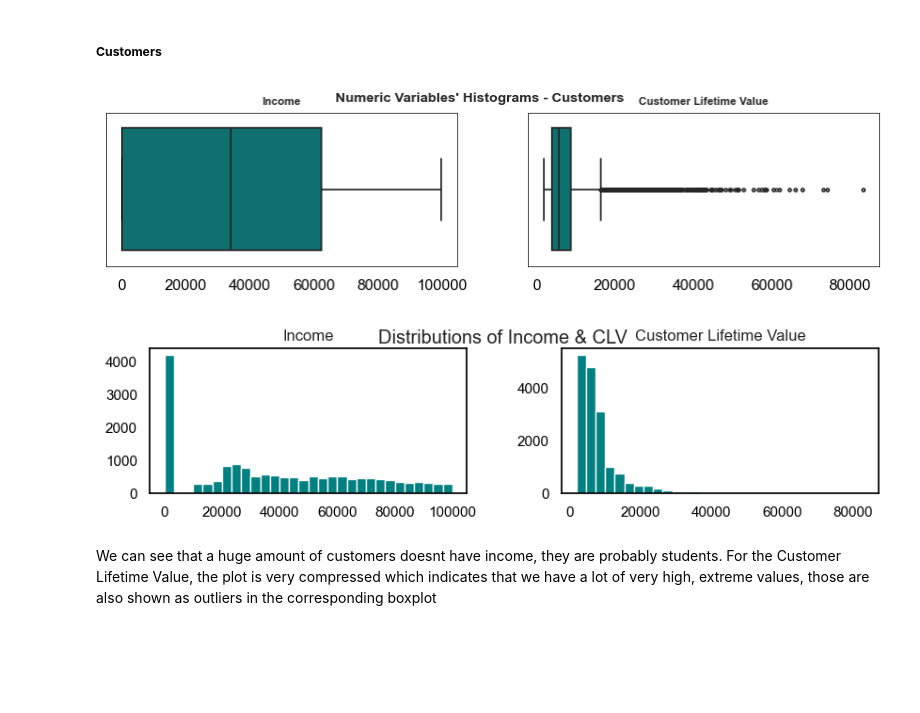
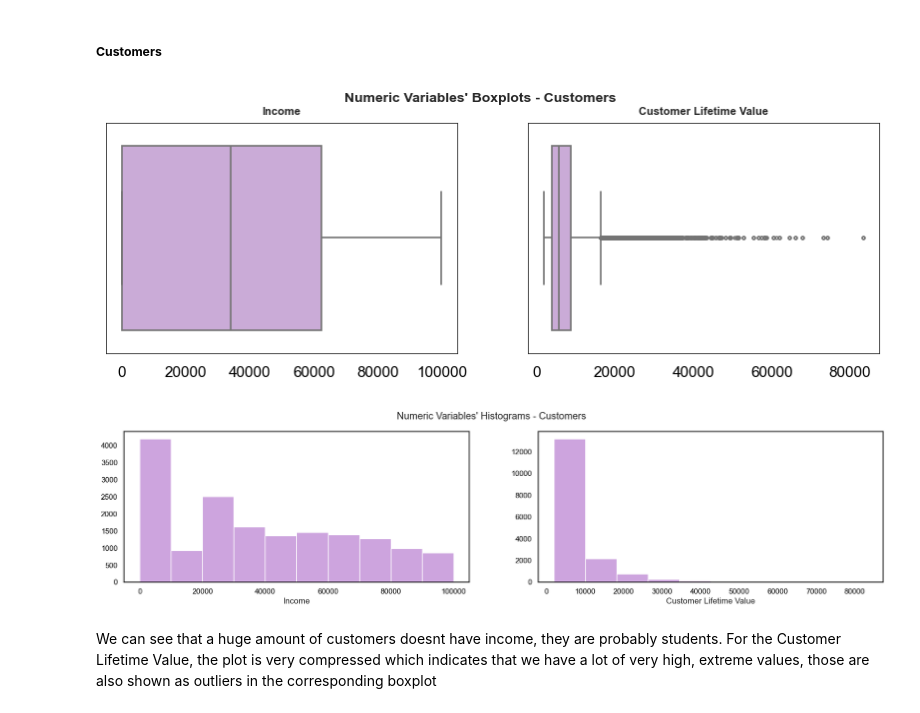
Before and after one commit to barbara-sousa-franco/Data-Mining-Project, a Jupyter notebook: Deliverable 1.ipynb, the cells around one changed output. Cells and saved outputs as stored; diff of their text form; code cells hidden in the pictures; blank space fills up the shorter version.

Commit message:
quality issues visualizations

```diff
--- a/Deliverable 1.ipynb
+++ b/Deliverable 1.ipynb
@@ -704,31 +705,41 @@ customers_numerical = ['Income','Customer Lifetime Value']
 # %%
 
 
 # We will put all the numeric variables' histograms in one figure
 # Prepare figure. Create individual axes where each histogram will be placed
-fig, axes = plt.subplots(1, 2, figsize = (10, 2))
+fig, axes = plt.subplots(1, 2, figsize = (10, 3))
 
 for ax, feat in zip(axes.flatten(), customers_numerical):
-    sns.boxplot(x=customerDB[feat], ax=ax, color='#008080', fliersize=2, linewidth=1.2)
+    sns.boxplot(x=customerDB[feat], ax=ax, color='#CDA4DE', fliersize=2, linewidth=1.2)
     ax.set_title(feat, fontsize=8, fontweight='bold')
     ax.set_xlabel('')
     ax.set_ylabel('')
 
     # Thickness of the border
     for spine in ax.spines.values():
         spine.set_linewidth(0.5)
 
 # Add a centered title to the figure:
-plt.suptitle("Numeric Variables' Histograms - Customers", fontsize=10, fontweight='bold')
+plt.suptitle("Numeric Variables' Boxplots - Customers", fontsize=10, fontweight='bold')
 
 plt.show()
 # %% [output]
-[figure, old version]
+[figure, new version]
 # %%
-customerDB[customers_numerical].hist(bins=30, figsize=(10,2), color='teal')
-plt.suptitle("Distributions of Income & CLV")
+fig, axes = plt.subplots(1, 2, figsize=(20, 4))
+
+# Plot data
+# Iterate across axes objects and associate each histogram (hint: use the ax.hist() instead of plt.hist()):
+for ax, feat in zip(axes.flatten(), customers_numerical): # Notice the zip() function and flatten() method
+    ax.hist(customerDB[feat], color = '#CDA4DE')
+    ax.set_title(feat, y=-0.17)
+
+
+
+plt.suptitle("Numeric Variables' Histograms - Customers")
+
 plt.show()
 # %% [output]
-[figure, old version]
+[figure, new version]
 # %% [markdown]
 We can see that a huge amount of customers doesnt have income, they are probably students. For the Customer Lifetime Value, the plot is very compressed which indicates that we have a lot of very high, extreme values, those are also shown as outliers in the corresponding boxplot
```
Also changed, not shown: parts of 46 cells of this notebook.
